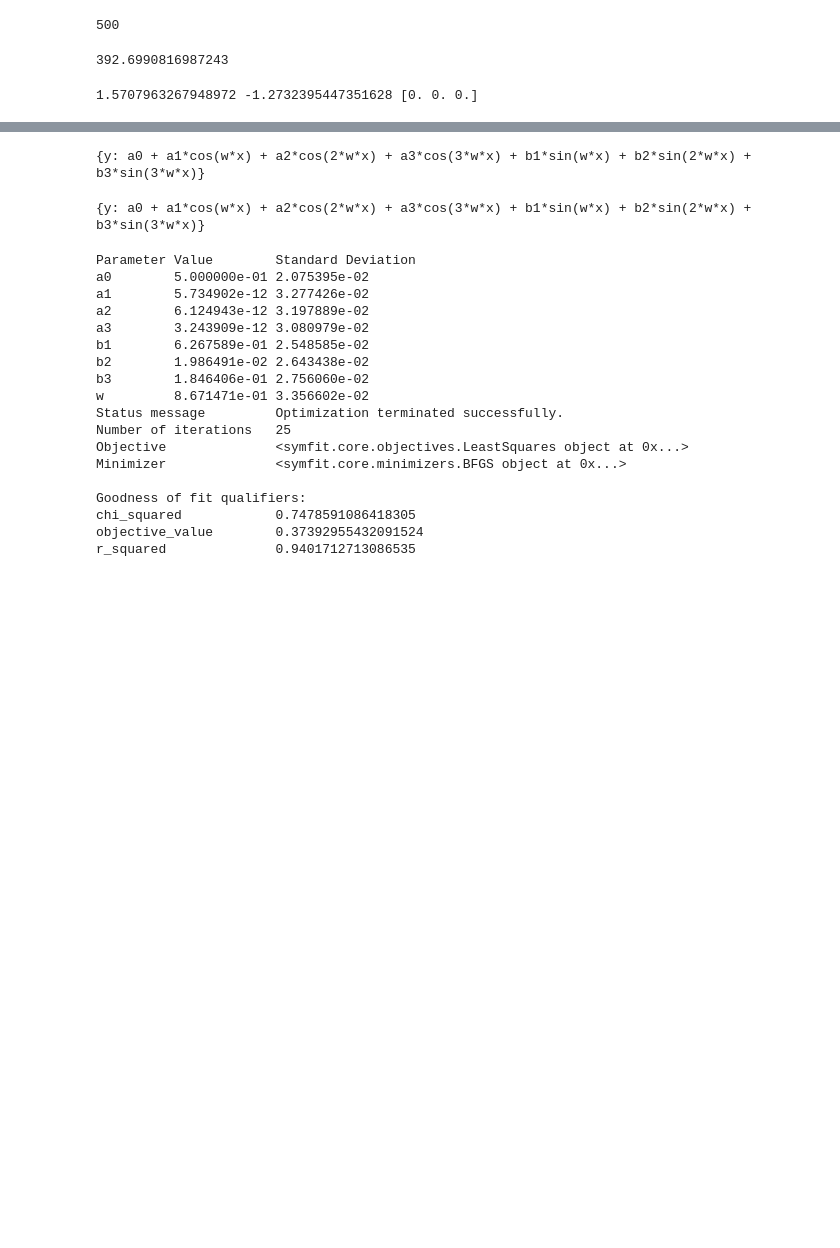
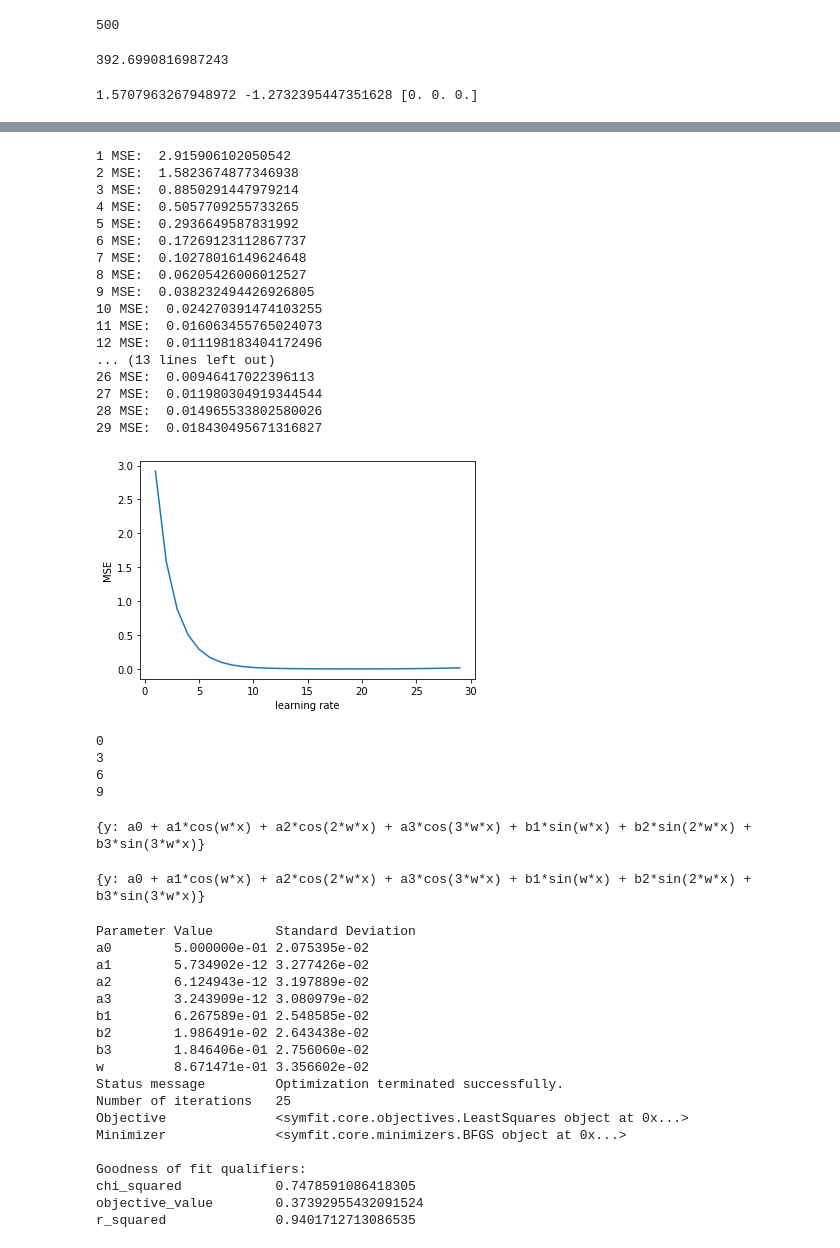
Before and after one commit to CHI-YU-SUNG/ML, a Jupyter notebook: hw2/HW2 .ipynb, the cells around one changed output, grey strips where cells are left out. Drawn from its saved outputs; the diff is of its cells as text; code cells hidden in the pictures; blank space fills up the shorter version.

```diff
--- a/hw2/HW2 .ipynb
+++ b/hw2/HW2 .ipynb
@@ -141,0 +171,32 @@ Fourier series(standed)
+# %%
+# (d) learning rate vs MSE
+mse_record = []
+order = 8
+for i in range(1,30):
+    a0_d, an_d,bn_d  = Gradient_descent(Input, 0.0005 * i, order)
+    pattern_series_d = fourier(x, order, a0_d, an_d, bn_d)
+    mse_record.append(mean_squared_error(Input,pattern_series_d))
+    print(i,"MSE: ",mean_squared_error(Input,pattern_series_d))
+plt.plot(range(1,30,1),mse_record)
+plt.xlabel("learning rate")
+plt.ylabel("MSE")
+plt.show()
+# %% [output]
+1 MSE:  2.915906102050542
+2 MSE:  1.5823674877346938
+3 MSE:  0.8850291447979214
+4 MSE:  0.5057709255733265
+5 MSE:  0.2936649587831992
+6 MSE:  0.17269123112867737
+7 MSE:  0.10278016149624648
+8 MSE:  0.06205426006012527
+9 MSE:  0.038232494426926805
+10 MSE:  0.024270391474103255
+11 MSE:  0.016063455765024073
+12 MSE:  0.011198183404172496
+... (13 lines left out)
+26 MSE:  0.00946417022396113
+27 MSE:  0.011980304919344544
+28 MSE:  0.014965533802580026
+29 MSE:  0.018430495671316827
+[figure, added]
@@ -142,3 +218,11 @@ Fourier series(standed)
+# %%
+for i in range(0,10,3):
+    print(i)
+# %% [output]
+0
+3
+6
+9
 # %%
 from symfit import parameters, variables, sin, cos, Fit
 import numpy as np
```
Also changed, not shown: parts of 4 cells of this notebook, 5 other files.
